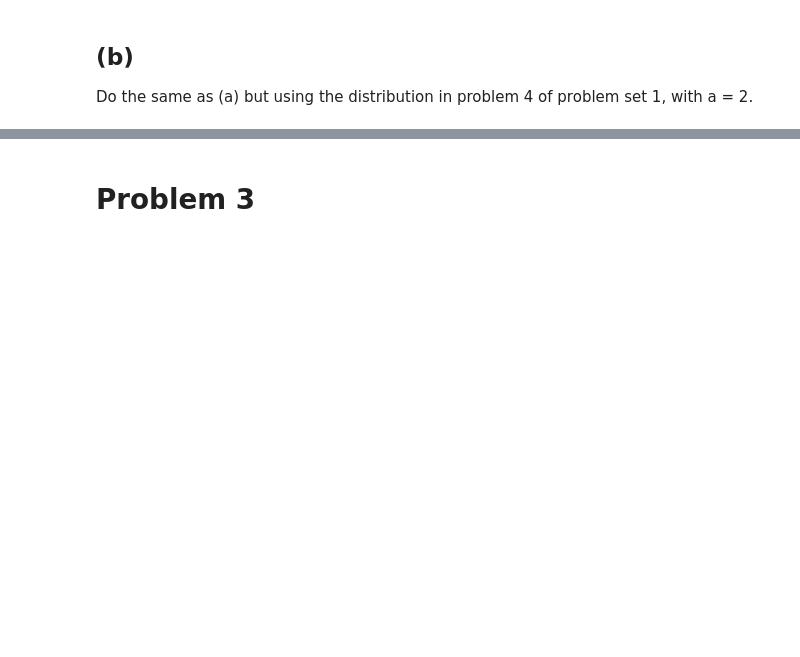
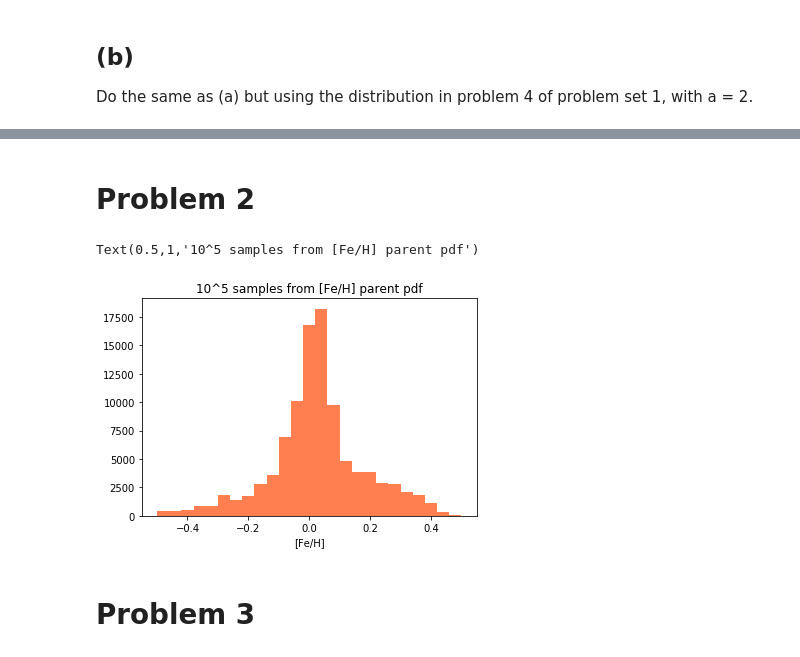
Before and after one commit to jopetty/ASTR-356, a Jupyter notebook: Assignment 2/PHYS_356_notebook.ipynb, the cells around one changed output, grey strips where cells are left out. Saved outputs shown, nothing was run; the diff lists cells and outputs as text; code cells hidden in the pictures; blank space fills up the shorter version.

```diff
--- a/Assignment 2/PHYS_356_notebook.ipynb
+++ b/Assignment 2/PHYS_356_notebook.ipynb
@@ -48,3 +55,25 @@ for i, n in enumerate(samples):
+# %% [markdown]
+# Problem 2
+# %%
+# Probabilities for sampling
+# These are the number of samples observered as given by the data set for each interval
+probabilities = [10, 11, 12, 18, 19, 40, 30, 36, 58, 77, 149, 216, 361, 386, 208, 103, 84, 84, 61, 57, 43, 39, 24, 7, 1, 1]
+
+# Normalize the probabilities
+s = float(sum(probabilities))
+probabilities[:] = [x / s for x in probabilities]
+
+# Get 10^5 samples
+numSamples = 10**5
+sampleRange = np.arange(-0.5, 0.54, 0.04) # [-0.5, 0.5]
+distribution = np.random.choice(sampleRange, numSamples, p = probabilities)
+
+plt.hist(distribution, 25, color="coral")
+plt.xlabel('[Fe/H]')
+plt.title('10^5 samples from [Fe/H] parent pdf')
+# %% [output]
+Text(0.5,1,'10^5 samples from [Fe/H] parent pdf')
+[figure, added]
 # %% [markdown]
 # Problem 3
 # %% [markdown]
```
Also changed, not shown: parts of 4 cells of this notebook, 2 other files.
